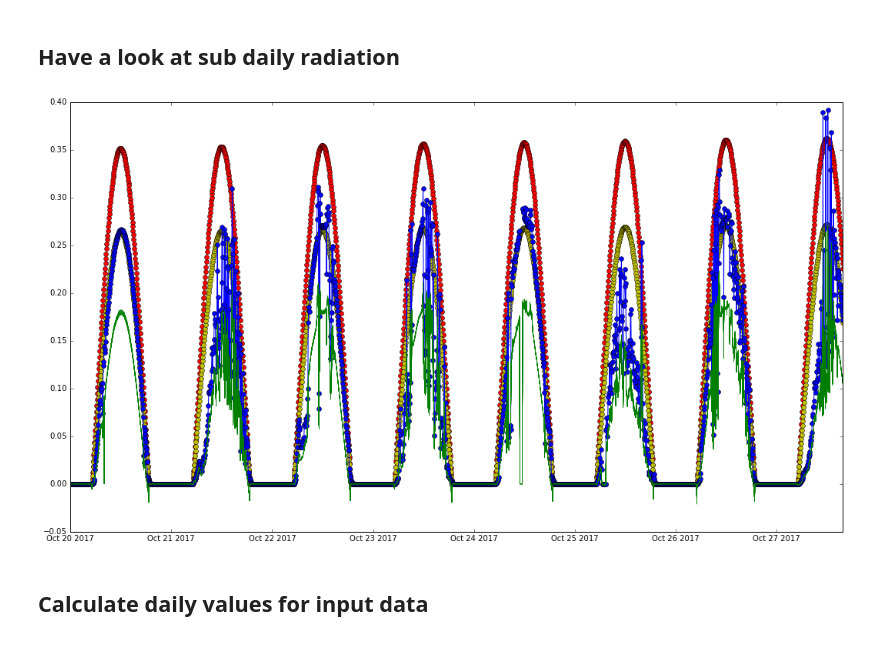
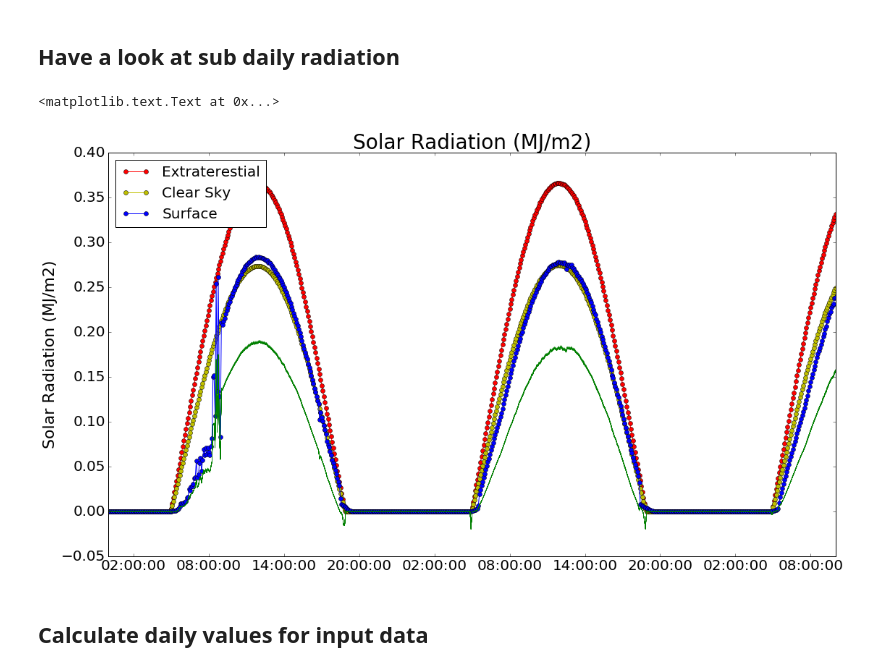
Before and after one commit to PlantandFoodResearch/MVI, a Jupyter notebook: RA1.3/GetNewIRRData.ipynb, the cells around one changed output. Drawn from its saved outputs; the diff is of its cells as text; code cells hidden in the pictures.

```diff
--- a/RA1.3/GetNewIRRData.ipynb
+++ b/RA1.3/GetNewIRRData.ipynb
@@ -131,9 +136,6 @@ SensorTemp.update(MidWHCZoneTb)
 SensorTemp.update(HighWHCZoneTb)
 SensorTemp.index = SensorTemp.index.to_datetime()
 SensorTemp.dropna(inplace=True)
-
-Today = datetime.datetime.now().date()
-Start = Today - timedelta(weeks=1)
 # %% [markdown]
 ## Make data frame with aerodynamic Met variables
 # %%
@@ -152,7 +154,7 @@ for zone in Zones:
     MetData.ix[[zone],'Rs'] = MidMetData.ix[DateTimeList,'RadnMJ'].values
     zoneIndex += 1
 #Plug T and RH data for Low and High treatments with data from Mid treatment
-FullInstrumentationDate = '2017-10-28'
+FullInstrumentationDate = '2017-10-30 13:05:00'
 MissingDataDates = MetData.ix['Low',:].ix[:FullInstrumentationDate].index
 for mdd in MissingDataDates:
     MetData.ix[('Low',mdd),'Ta'] = MetData.ix[('Mid',mdd),'Ta']
@@ -278,18 +309,12 @@ Albedo = pd.read_pickle('Albedo.pkl')
 fPAR = pd.read_pickle('fPAR.pkl')
 
 NDVIGraph = plt.figure(figsize=(10,10))
-Irrigs = ['STD', 'VRI',]
-fills = ['b','w','r','w','g','w']
-lines = ['-','--','-','--','-','--']
-Zones = ['High', 'Low', 'Mid']
-edges = ['b','b','r','r','g','g']
-Reps = [1.0, 2.0, 3.0, 4.0]
-pos = -1
+pos = 0
 for Zone in Zones:
     for Irrig in Irrigs:
+        plt.plot(Albedo.index,Albedo.ix[:,(Zone,Irrig)],lines[pos],color=colors[pos],label=Zone+Irrig,lw=4)
+        plt.plot(fPAR.index,fPAR.ix[:,(Zone,Irrig)],lines[pos],color=colors[pos],label='_nolegend_',lw=4)
         pos+=1
-        plt.plot(Albedo.index,Albedo.ix[:,(Zone,Irrig)],lines[pos],color=edges[pos],label=Zone+Irrig,lw=4)
-        plt.plot(fPAR.index,fPAR.ix[:,(Zone,Irrig)],lines[pos],color=edges[pos],label='_nolegend_',lw=4)
 plt.ylabel('Estimated fPAR (from NDVI)',fontsize=16)
 plt.xticks(rotation=45)
 plt.tick_params(labelsize=16)
@@ -302,16 +327,16 @@ plt.ylim(0,1.1)
 ## Calculate net radiation for each plot
 # %%
 #Bring in the calculations already made
-ExistingRadnCalcs = pd.read_pickle(Path + '\LoggedData\DataFrames\RadnData.pkl')
+ExistingRadnCalcs = pd.read_pickle(Path + '\LoggedData\DataFrames\NetRadData.pkl')
 LastCalcTo = ExistingRadnCalcs.index.max()
 EBDates = list(set([DateTimeList[x].date() for x in range(len(DateTimeList))]))
 list.sort(EBDates)
 RadnCols = pd.MultiIndex.from_product([Zones,Irrigs,Reps],names=['Zone','Irrig','Rep'])
-RadnData = pd.DataFrame(index = DateTimeList, columns = RadnCols)
-RadnData.update(ExistingRadnCalcs)
+NetRadData = pd.DataFrame(index = DateTimeList, columns = RadnCols)
+NetRadData.update(ExistingRadnCalcs)
 #Calcualate parameters for the fresh data
-for plot in RadnData.columns:
-    RadnData.ix[LastCalcTo:,plot] = [et.NetRadiation(MetData.ix[(plot[0],d),'Rs'],
+for plot in NetRadData.columns:
+    NetRadData.ix[LastCalcTo:,plot] = [et.NetRadiation(MetData.ix[(plot[0],d),'Rs'],
                                                     MetData.ix[(plot[0],d),'Ta'],
                                                     MetData.ix[(plot[0],d),'Eo'],
                                                     Lattitude,
@@ -320,18 +345,23 @@ for plot in RadnData.columns:
                                                     float(d.time().hour) + float(d.time().minute)/60.0,
                                                     LongitudeTZ,
                                                     LongitudeML,
-                                                    Albedo.ix[EBDates,:].ix[d.date(),plot]) for d in RadnData.ix[LastCalcTo:,:].index]
-RadnData.to_pickle(Path + '\LoggedData\DataFrames\RadnData.pkl')
+                                                    Albedo.ix[EBDates,:].ix[d.date(),plot]) for d in NetRadData.ix[LastCalcTo:,:].index]
+NetRadData.to_pickle(Path + '\LoggedData\DataFrames\NetRadData.pkl')
 # %% [markdown]
 ## Have a look at sub daily radiation
 # %%
 figure = plt.figure(figsize=(18,10))
 plt.plot(MetData.ix['Mid','Rex'].ix[Start:],'-o',color='r',label='Extraterestial')
 plt.plot(MetData.ix['Mid','Rso'].ix[Start:],'-o',color='y',label='Clear Sky')
 plt.plot(MetData.ix['Mid','Rs'].ix[Start:],'-o',color='b',label='Surface')
-for plot in RadnData.columns:
-    plt.plot(RadnData.ix[Start:,plot],color = 'g',lw=0.5,label = '_nolegend_')
+for plot in NetRadData.columns:
+    plt.plot(NetRadData.ix[Start:,plot],color = 'g',lw=0.5,label = '_nolegend_')
+plt.legend(loc=2,fontsize=20)
+plt.title('Solar Radiation (MJ/m2)',fontsize=28)
+plt.tick_params(labelsize=20)
+plt.ylabel('Solar Radiation (MJ/m2)',fontsize = 22)
 # %% [output]
+<matplotlib.text.Text at 0x...>
-[figure, old version]
+[figure, new version]
 # %% [markdown]
 ## Calculate daily values for input data
```
Also changed, not shown: parts of 25 cells of this notebook, 2 other files.
